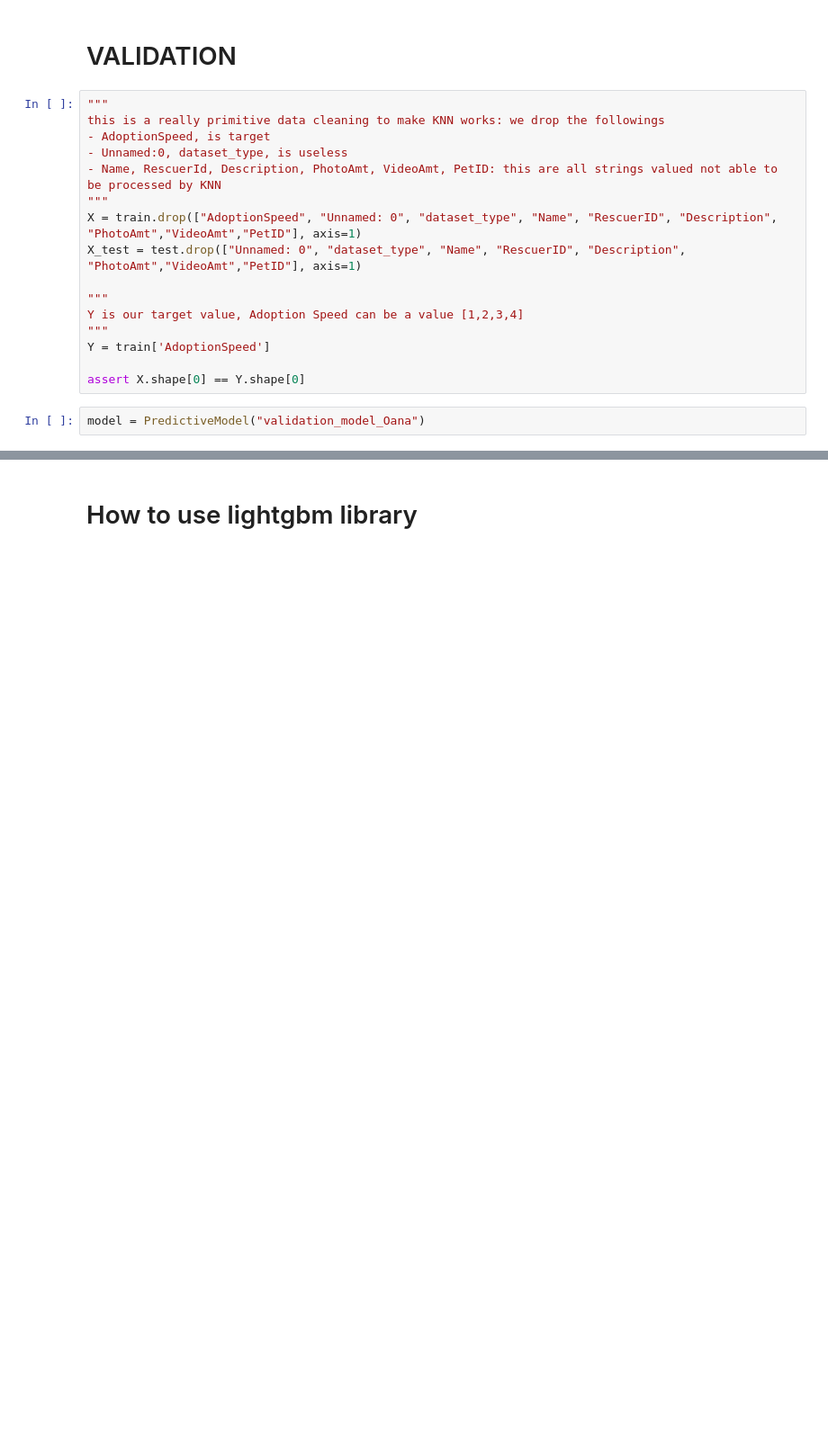
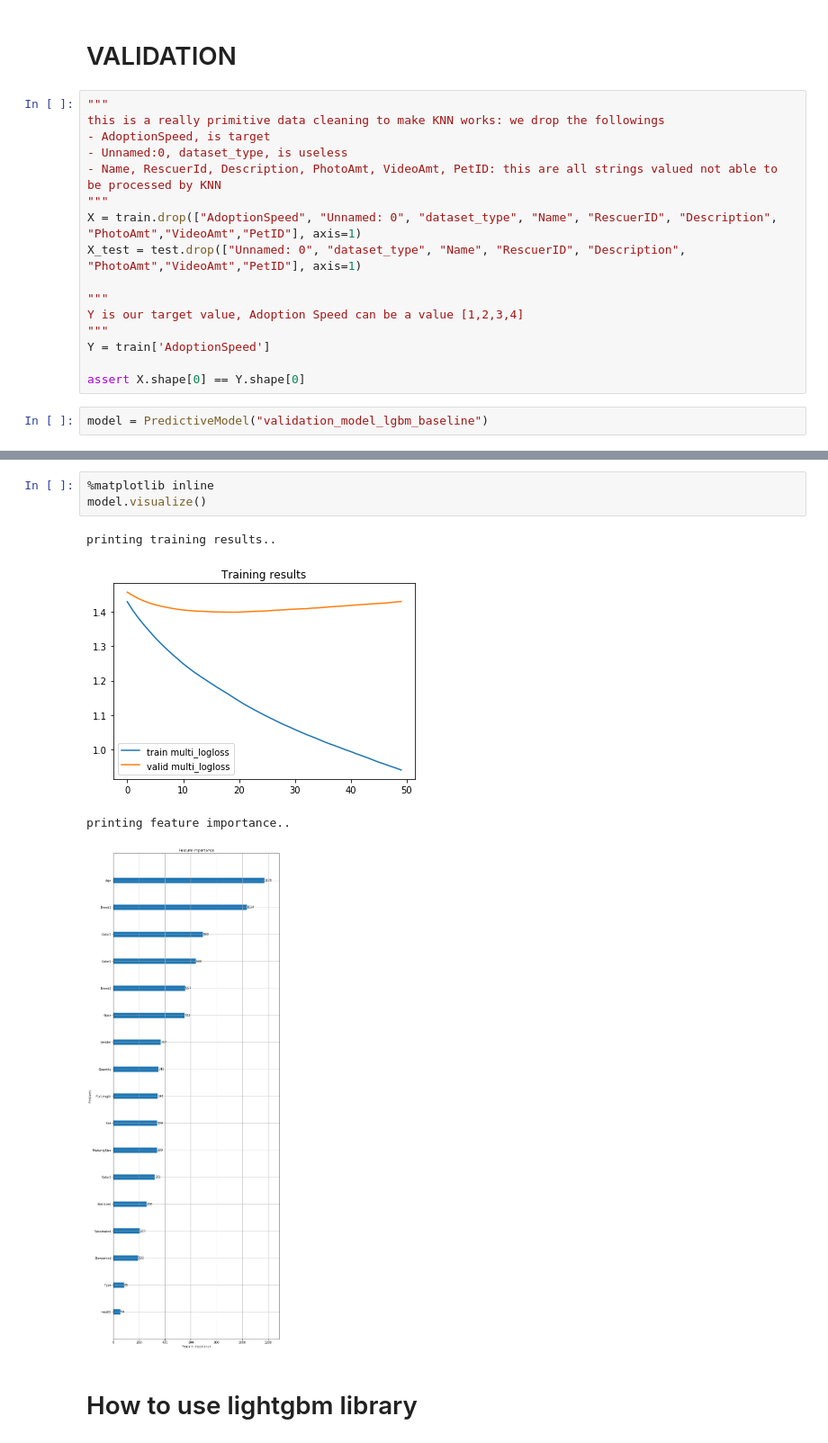
Before and after one commit to SolbiatiAlessandro/kaggle-pets, a Jupyter notebook: models/TREES/lgbm.ipynb, the cells around one changed output, grey strips where cells are left out. Shown at 90% size. Drawn from its saved outputs; the diff is of its cells as text; blank space fills up the shorter version.

Commit message:
[TREE] got 0.15 on validation score, added visualization

```diff
--- a/models/TREES/lgbm.ipynb
+++ b/models/TREES/lgbm.ipynb
@@ -68,5 +69,5 @@ Y = train['AdoptionSpeed']
 
 assert X.shape[0] == Y.shape[0]
 # %%
-model = PredictiveModel("validation_model_Oana")
+model = PredictiveModel("validation_model_lgbm_baseline")
 # %% [output]
@@ -116,3 +89,11 @@ Sat Mar  2 00:32:21 2019 [validation_model_Oana.validation] finished validation
+# %%
+%matplotlib inline
+model.visualize()
+# %% [output]
+printing training results..
+[figure, added]
+printing feature importance..
+[figure, added]
 # %% [markdown]
 <h1>How to use lightgbm library
 # %%
```
Also changed, not shown: parts of 7 cells of this notebook, 3 other files.
